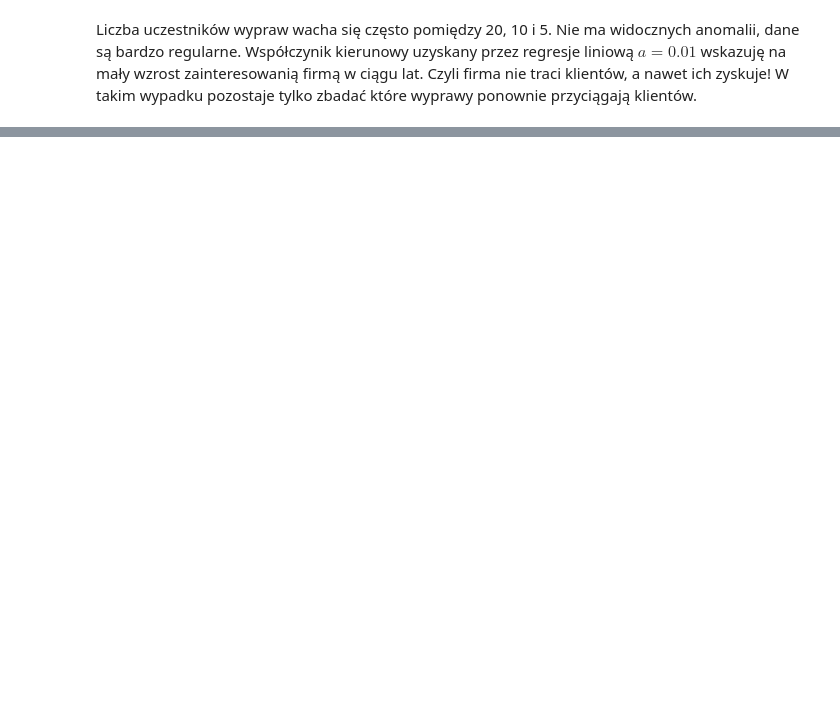
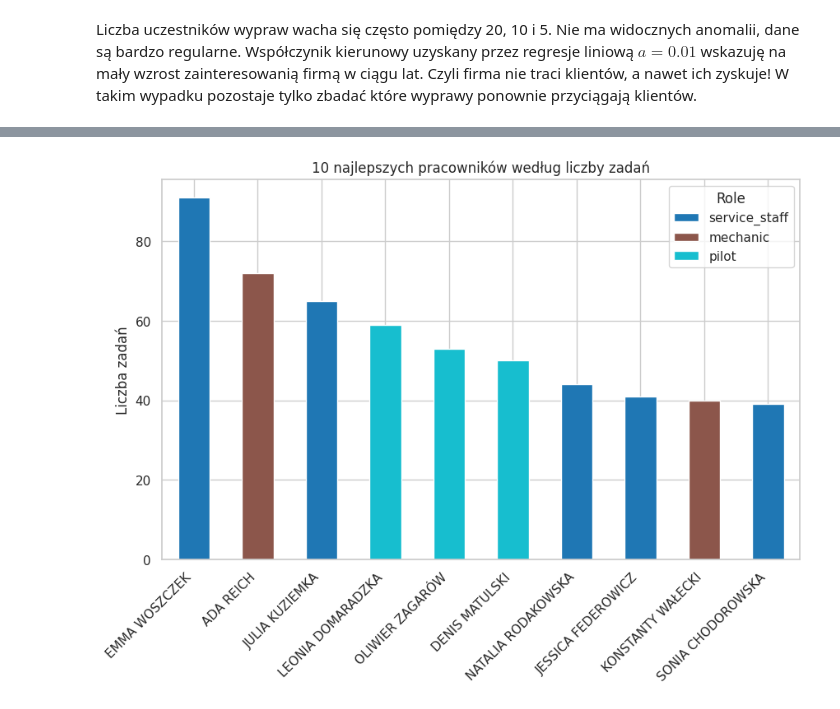
Before and after one commit to Enlightened-Monkey/Space-U, a Jupyter notebook: Kacper/raport.ipynb, the cells around one changed output, grey strips where cells are left out. Cells and saved outputs as stored; diff of their text form; code cells hidden in the pictures; blank space fills up the shorter version.

```diff
--- a/Kacper/raport.ipynb
+++ b/Kacper/raport.ipynb
@@ -221,0 +308,31 @@ Liczba uczestników wypraw wacha się często pomiędzy 20, 10 i 5. Nie ma widoc
+# %%
+top_10_data = employees_performance_df.sort_values(by='ilosc_zadan', ascending=False).iloc[:10]
+
+
+unique_roles = top_10_data['role'].unique()
+colors = plt.get_cmap('tab10', len(unique_roles))
+role_color_map = {role: colors(i) for i, role in enumerate(unique_roles)}
+
+bar_colors = top_10_data['role'].map(role_color_map)
+
+ax = top_10_data.plot(
+    kind='bar',
+    x='full_name',
+    y='ilosc_zadan',
+    title='10 najlepszych pracowników według liczby zadań',
+    ylabel='Liczba zadań',
+    xlabel='PESEL',
+    figsize=(10, 6),
+    color=bar_colors,
+    legend=False
+)
+
+
+from matplotlib.patches import Patch
+legend_elements = [Patch(facecolor=role_color_map[role], label=role) for role in unique_roles]
+ax.legend(handles=legend_elements, title='Role')
+
+plt.xticks(rotation=45, ha='right');
+plt.xlabel(None);
+# %% [output]
+[figure, added]
```
Also changed, not shown: parts of 14 cells of this notebook, 3 other files.
